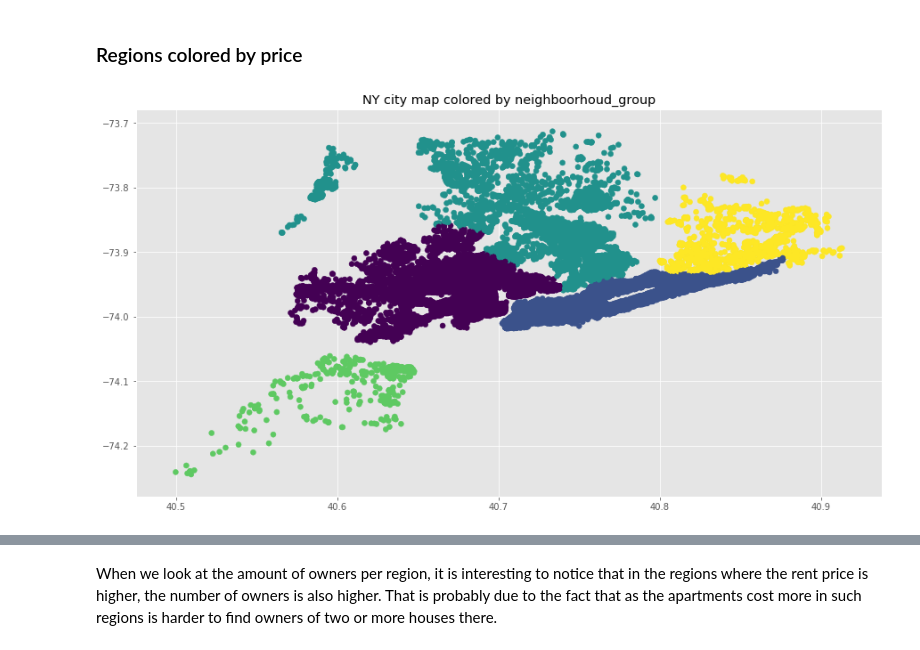
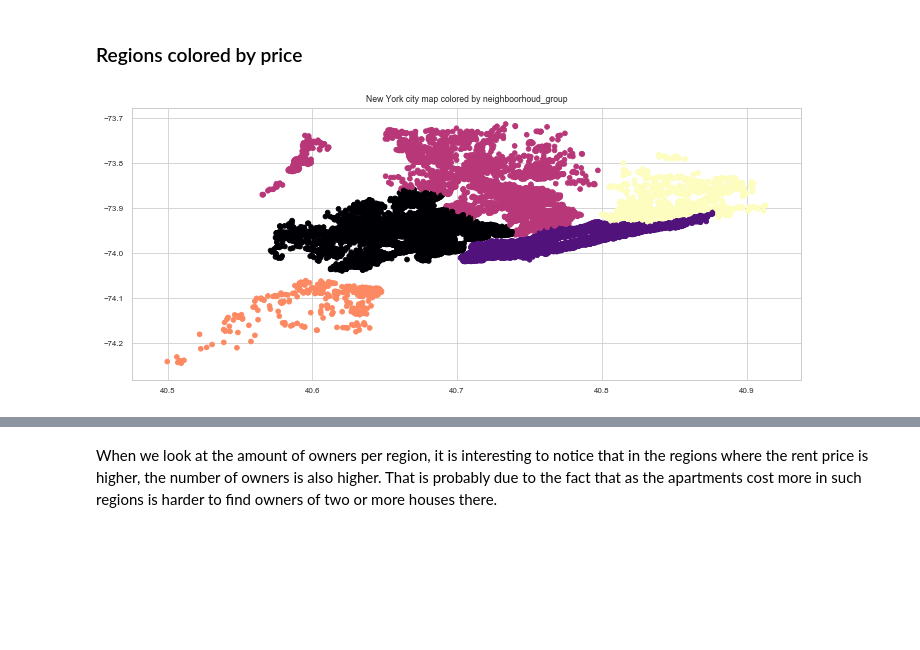
Before and after one commit to fastest-parrot/ml1-lab1, a Jupyter notebook: NY_Airbnb_Data_Analysis.ipynb, the cells around one changed output, grey strips where cells are left out. Cells and saved outputs as stored; diff of their text form; code cells hidden in the pictures; blank space fills up the shorter version.

```diff
--- a/NY_Airbnb_Data_Analysis.ipynb
+++ b/NY_Airbnb_Data_Analysis.ipynb
@@ -181,2 +206,12 @@ plt.show()
 # %% [markdown]
 As we see that the average price in Manhattan is higher than in other regions. Manhattan is the most populated of Newyork City. it is among the world's major commerical, financial and cultural ceters. because of this the area has high tourists.
+# %%
+#boxplot neighbourhood_group and room availability
+sns.set(style='whitegrid', rc={"grid.linewidth": 0.1})
+sns.set_context("paper", font_scale=0.9)
+plt.figure(figsize=(10,10))
+plt.tight_layout()
+
+sns.despine(left=True, bottom=True)
+plt.savefig('test.pdf', bbox_inches='tight')
+df1 = sns.boxplot(data=data, x='neighbourhood_group',y='availability_365',palette='inferno')
@@ -187,10 +225,11 @@ regions_dict = {value: i for i,value in enumerate(data.neighbourhood_group.uniqu
 reverse_regions_dict = {i:v for v,i in regions_dict.items()}
 data = data.applymap(lambda s: regions_dict.get(s) if s in regions_dict.keys() else s)
 # %%
-plt.scatter(data.latitude,data.longitude, c = data.neighbourhood_group,cmap='viridis')
-plt.title('NY city map colored by neighboorhoud_group')
+plt.figure(figsize=(12, 5))
+plt.scatter(data.latitude,data.longitude, c = data.neighbourhood_group,cmap='magma')
+plt.title('New York city map colored by neighboorhoud_group')
 plt.show()
 # %% [output]
-[figure, old version]
+[figure, new version]
 # %%
 for i,region in enumerate(data.groupby(['neighbourhood_group'])['price'].mean().keys()):
```
Also changed, not shown: parts of 21 cells of this notebook.
